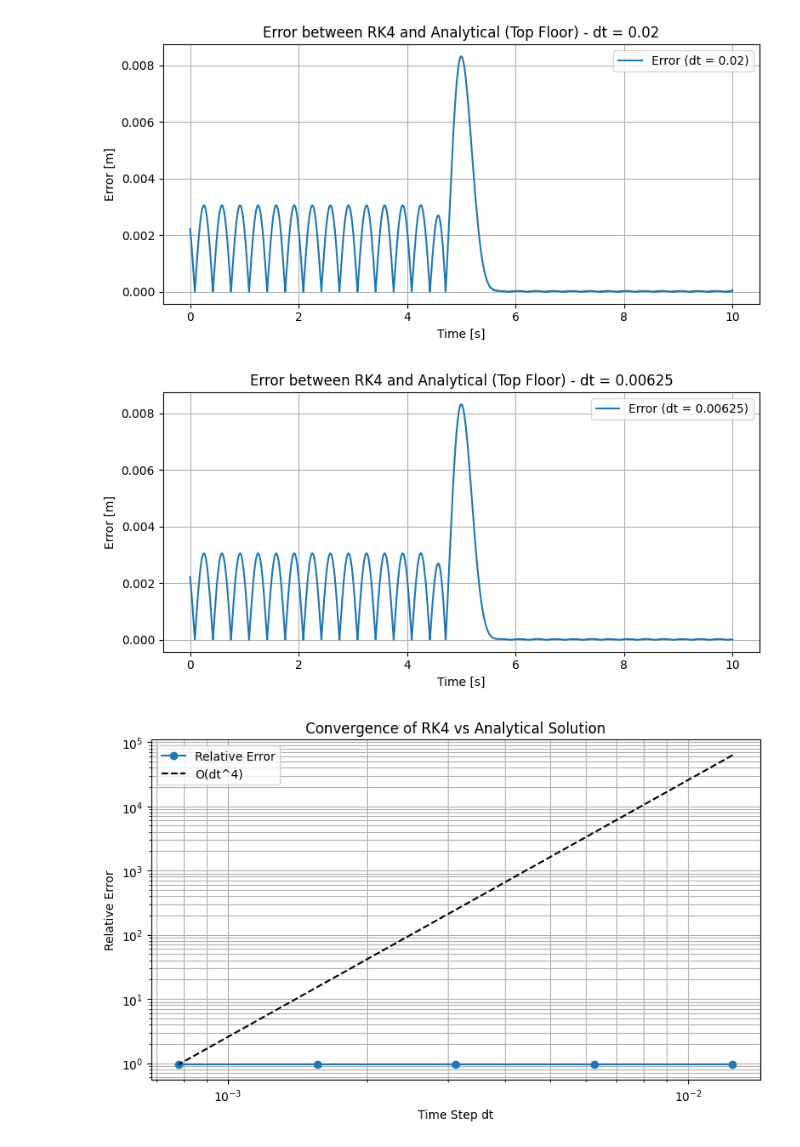
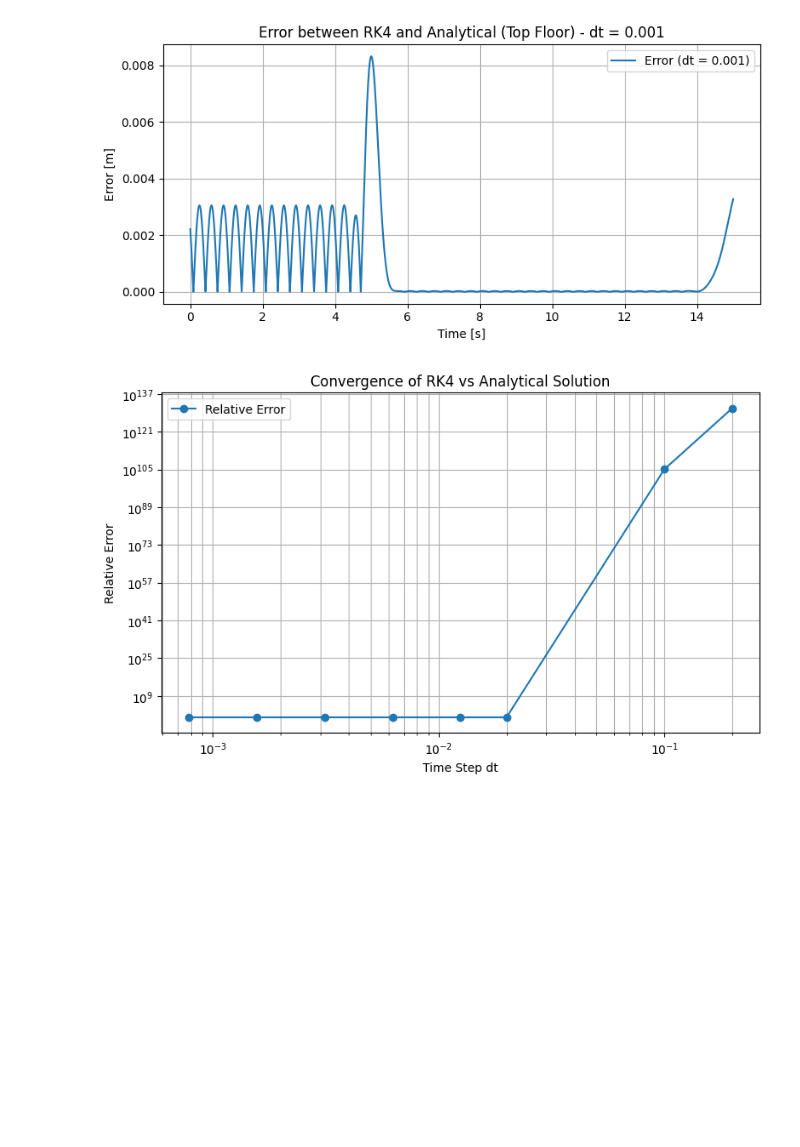
Before and after one commit to bfolgers/AE370Project1, a Jupyter notebook: AE370_Project_1.ipynb, the cells around one changed output. Cells and saved outputs as stored; diff of their text form; code cells hidden in the pictures; blank space fills up the shorter version.

```diff
--- a/AE370_Project_1.ipynb
+++ b/AE370_Project_1.ipynb
@@ -45,7 +45,7 @@ j = 1j
 Z = -omega**2 * M + j * omega * C + K
 X_complex = solve(Z, F0)
 
-T =10
+T =15
 dt = 0.001
 t_vals = np.arange(0, T, dt)
 X_analytical = np.real(np.outer(np.exp(j * omega * t_vals), X_complex))
@@ -121,8 +121,8 @@ plt.grid()
 plt.tight_layout()
 plt.show()
 
-# --- STEP 10: Error for dt = 0.08 and 0.00625 ---
-dt_list = [0.02, 0.00625]
+# --- STEP 10: Error for dt = 0.001 ---
+dt_list = [0.001]
 error_results = {}
 
 for dt_test in dt_list:
@@ -150,7 +150,7 @@ for dt_test in dt_list:
     plt.show()
 
 # --- STEP 11: Convergence Plot ---
-dt_vals_conv = [0.0125, 0.00625,0.00625/2, 0.00625/4,0.00625/8]
+dt_vals_conv = [0.2,0.1,0.02,0.0125, 0.00625,0.00625/2, 0.00625/4,0.00625/8]
 errors = []
 
 for dt_conv in dt_vals_conv:
@@ -167,7 +167,6 @@ for dt_conv in dt_vals_conv:
 
 plt.figure(figsize=(8, 5))
 plt.loglog(dt_vals_conv, errors, 'o-', label='Relative Error')
-plt.loglog(dt_vals_conv, [errors[-1]*(dt/dt_vals_conv[-1])**4 for dt in dt_vals_conv], 'k--', label='O(dt^4)')
 plt.xlabel('Time Step dt')
 plt.ylabel('Relative Error')
 plt.title('Convergence of RK4 vs Analytical Solution')
@@ -182,3 +181,2 @@ plt.show()
-[figure, old version]
+[figure, new version]
-[figure, old version]
+[figure, new version]
-[figure, removed]
```
Also changed, not shown: parts of 1 cell of this notebook.
